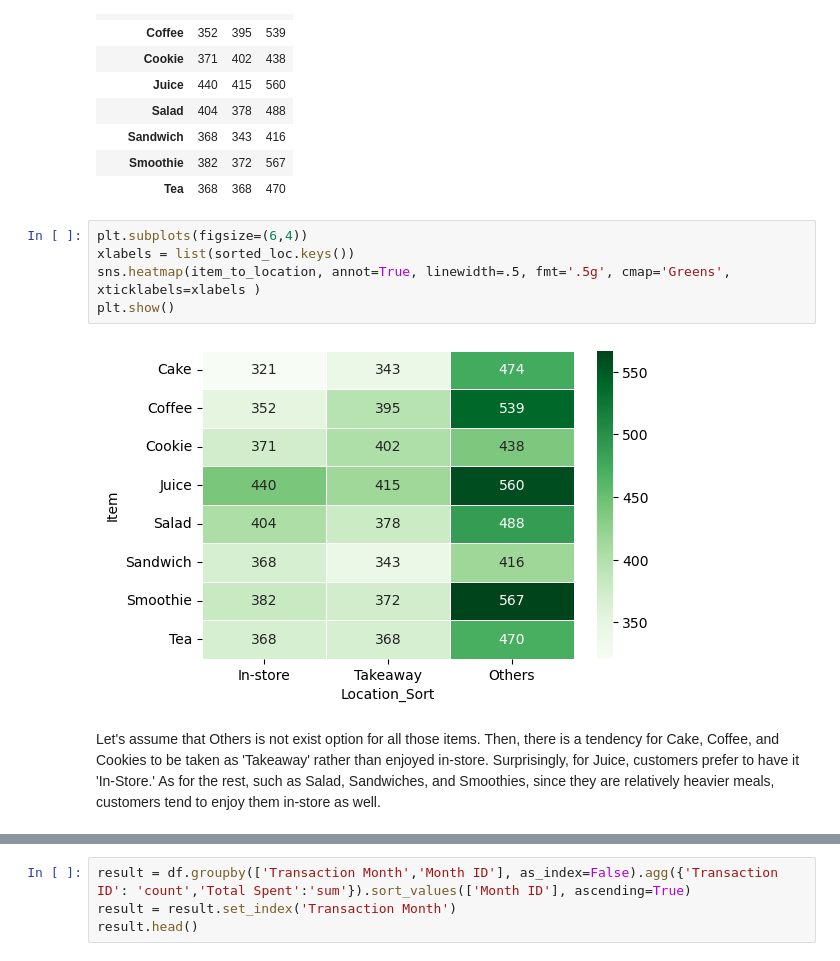
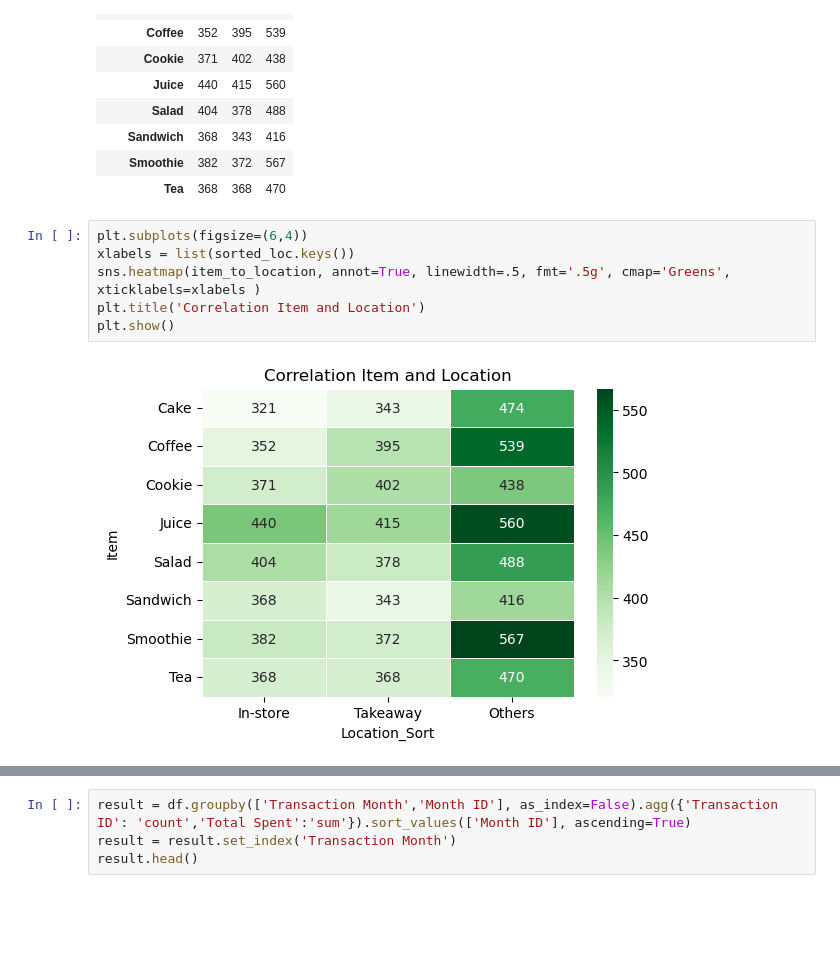
Before and after one commit to jeeenss/Data-Analysis-with-Python, a Jupyter notebook: Cafe_Sales/cafe_sales_analysis.ipynb, the cells around one changed output, grey strips where cells are left out. Cells and saved outputs as stored; diff of their text form; blank space fills up the shorter version.

```diff
--- a/Cafe_Sales/cafe_sales_analysis.ipynb
+++ b/Cafe_Sales/cafe_sales_analysis.ipynb
@@ -1216,9 +1218,8 @@ item_to_location
 # %%
 plt.subplots(figsize=(6,4))
 xlabels = list(sorted_loc.keys())
 sns.heatmap(item_to_location, annot=True, linewidth=.5, fmt='.5g', cmap='Greens', xticklabels=xlabels )
+plt.title('Correlation Item and Location')
 plt.show()
 # %% [output]
-[figure, old version]
+[figure, new version]
-# %% [markdown]
-Let's assume that Others is not exist option for all those items. Then, there is a tendency for Cake, Coffee, and Cookies to be taken as 'Takeaway' rather than enjoyed in-store. Surprisingly, for Juice, customers prefer to have it 'In-Store.' As for the rest, such as Salad, Sandwiches, and Smoothies, since they are relatively heavier meals, customers tend to enjoy them in-store as well.
```
Also changed, not shown: parts of 9 cells of this notebook.
